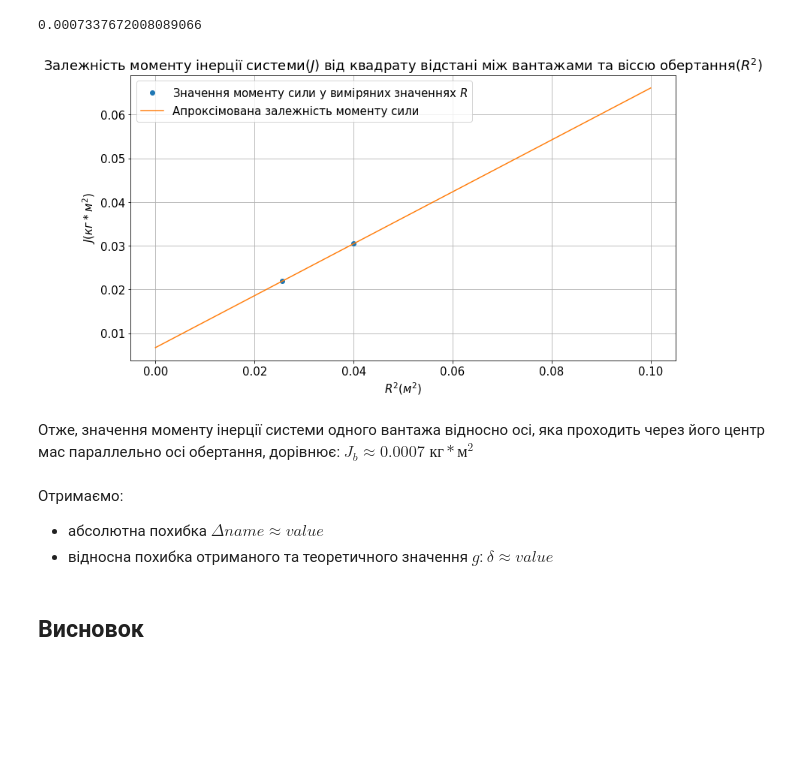
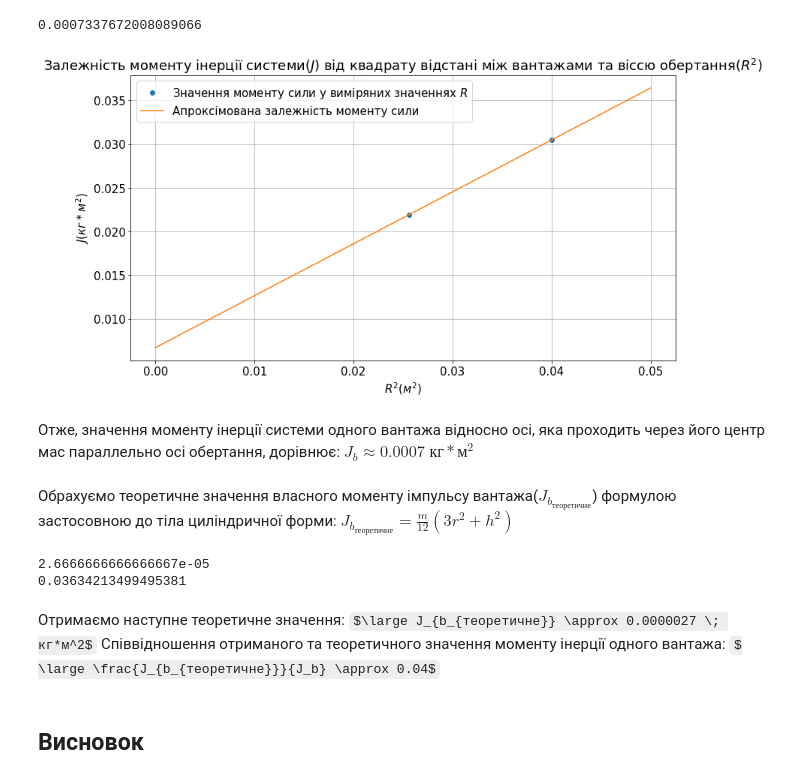
Before and after one commit to ShkalikovOleh/Physics-Labs, a Jupyter notebook: Lab3 | Oberbek pendulum/Lab3 | Oberbek pendulum.ipynb, the cells around one changed output. Drawn from its saved outputs; the diff is of its cells as text; code cells hidden in the pictures; some formulas as TeX source; blank space fills up the shorter version.

```diff
--- a/Lab3 | Oberbek pendulum/Lab3 | Oberbek pendulum.ipynb
+++ b/Lab3 | Oberbek pendulum/Lab3 | Oberbek pendulum.ipynb
@@ -216,24 +216,33 @@ print(JB)
 # %%
 plt.figure(figsize = (13,7))
 plt.title("Залежність моменту інерції системи($J$) від квадрату відстані між вантажами та віссю обертання($R^2$)")
 plt.xlabel("$R^2(м^2)$")
 plt.rc('font', size=15)
 plt.ylabel("$J(кг*м^2)$")
 plt.grid();
 
-xnew = np.arange(0, np.max(data['R']),0.1)
+xnew = np.arange(0, np.max(R) + 0.01,0.001)
 ynew = koef[0] * xnew + koef[1]
 
 plt.plot(R, J[1:], 'o', label = r"Значення моменту сили у виміряних значеннях $R$")
 plt.plot(xnew, ynew, '-', label = "Апроксімована залежність моменту сили")
 plt.legend(loc="best");
 # %% [output]
-[figure, old version]
+[figure, new version]
 # %% [markdown]
 Отже, значення моменту інерції системи одного вантажа відносно осі, яка проходить через його центр мас параллельно осі обертання, дорівнює: $J_b \approx 0.0007 \; кг*м^2$
-# %% [markdown]
-Отримаємо:
-- абсолютна похибка $\Delta name \approx value$
-- відносна похибка отриманого та теоретичного значення $g$: $\delta \approx value$
+# %% [markdown]
+Обрахуємо теоретичне значення власного моменту імпульсу вантажа($J_{b_{теоретичне}}$) формулою застосовною до тіла циліндричної форми: $J_{b_{теоретичне}} = \frac{m}{12}(3r^2 + h^2)$
+# %%
+JBTeoretical = 1/12 * 0.2  * (3 * 0.02**2 + 0.02**2)
+print(JBTeoretical)
+print(JBTeoretical/JB)
+# %% [output]
+2.6666666666666667e-05
+0.03634213499495381
+# %% [markdown]
+Отримаємо наступне теоретичне значення:  $\large J_{b_{теоретичне}} \approx 0.0000027 \; кг*м^2$
+Співвідношення отриманого та теоретичного значення моменту інерції одного вантажа: $
+\large \frac{J_{b_{теоретичне}}}{J_b} \approx 0.04$
 # %% [markdown]
 ## Висновок
```
Also changed, not shown: parts of 3 cells of this notebook.
